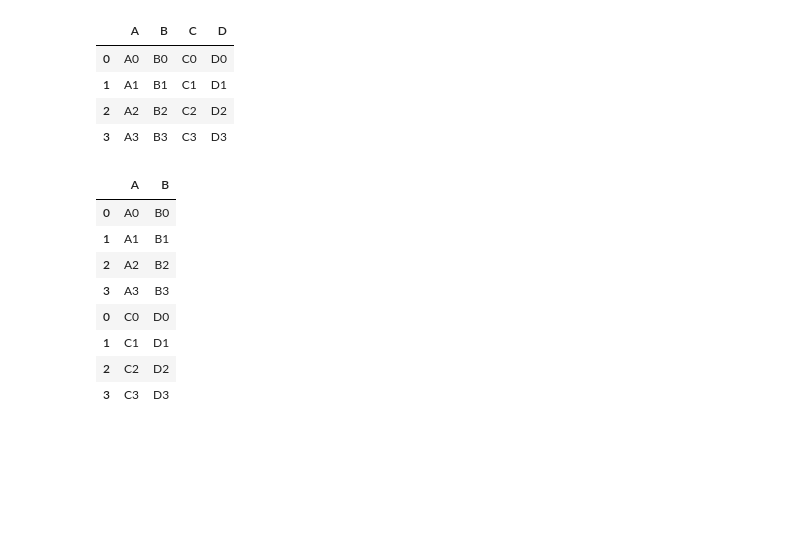
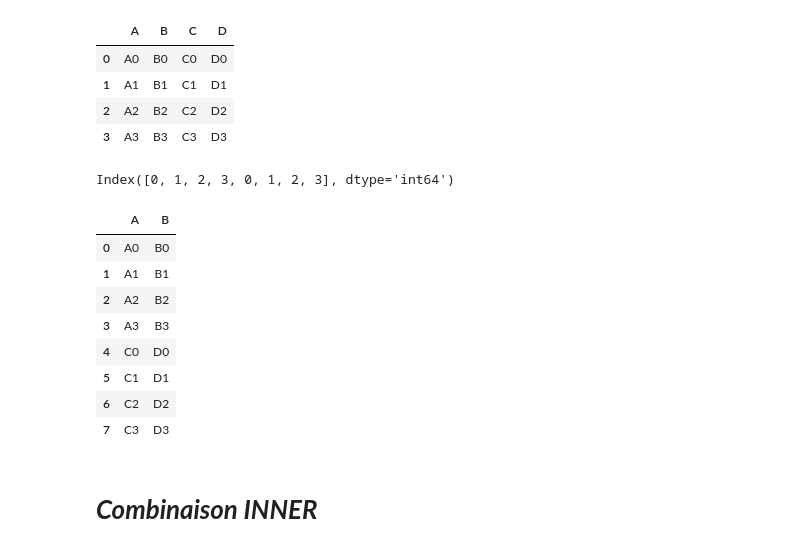
Before and after one commit to ibrahim10sy/learn-python, a Jupyter notebook: concaténationDataFrame.ipynb, the cells around one changed output. Saved outputs shown, nothing was run; the diff lists cells and outputs as text; code cells hidden in the pictures; blank space fills up the shorter version.

```diff
--- a/concaténationDataFrame.ipynb
+++ b/concaténationDataFrame.ipynb
@@ -52,14 +52,24 @@ pd.concat([one,two],axis=1)
 # Rénommer les colonnes
 two.columns = one.columns
 # %%
-pd.concat([one,two],axis=0)
+df = pd.concat([one,two],axis=0)
-# %% [output]
-|  | A | B |
-| 0 | A0 | B0 |
-| 1 | A1 | B1 |
-| 2 | A2 | B2 |
-| 3 | A3 | B3 |
-| 0 | C0 | D0 |
-| 1 | C1 | D1 |
-| 2 | C2 | D2 |
-| 3 | C3 | D3 |
+# %%
+df.index
+# %% [output]
+Index([0, 1, 2, 3, 0, 1, 2, 3], dtype='int64')
+# %%
+df.index = range(len(df))
+# %%
+df
+# %% [output]
+|  | A | B |
+| 0 | A0 | B0 |
+| 1 | A1 | B1 |
+| 2 | A2 | B2 |
+| 3 | A3 | B3 |
+| 4 | C0 | D0 |
+| 5 | C1 | D1 |
+| 6 | C2 | D2 |
+| 7 | C3 | D3 |
+# %% [markdown]
+# ***Combinaison INNER***
```
Also changed, not shown: parts of 18 cells of this notebook.
